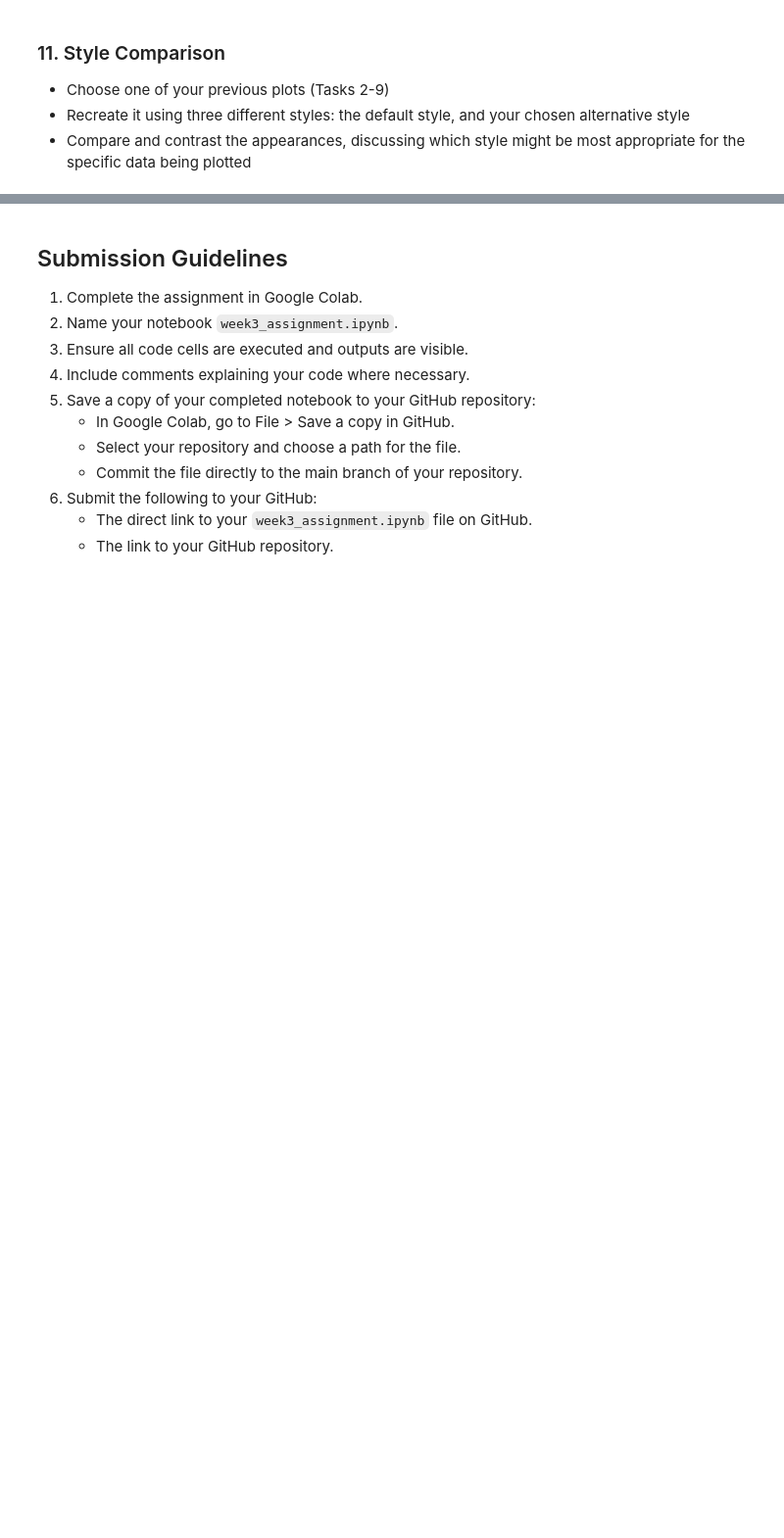
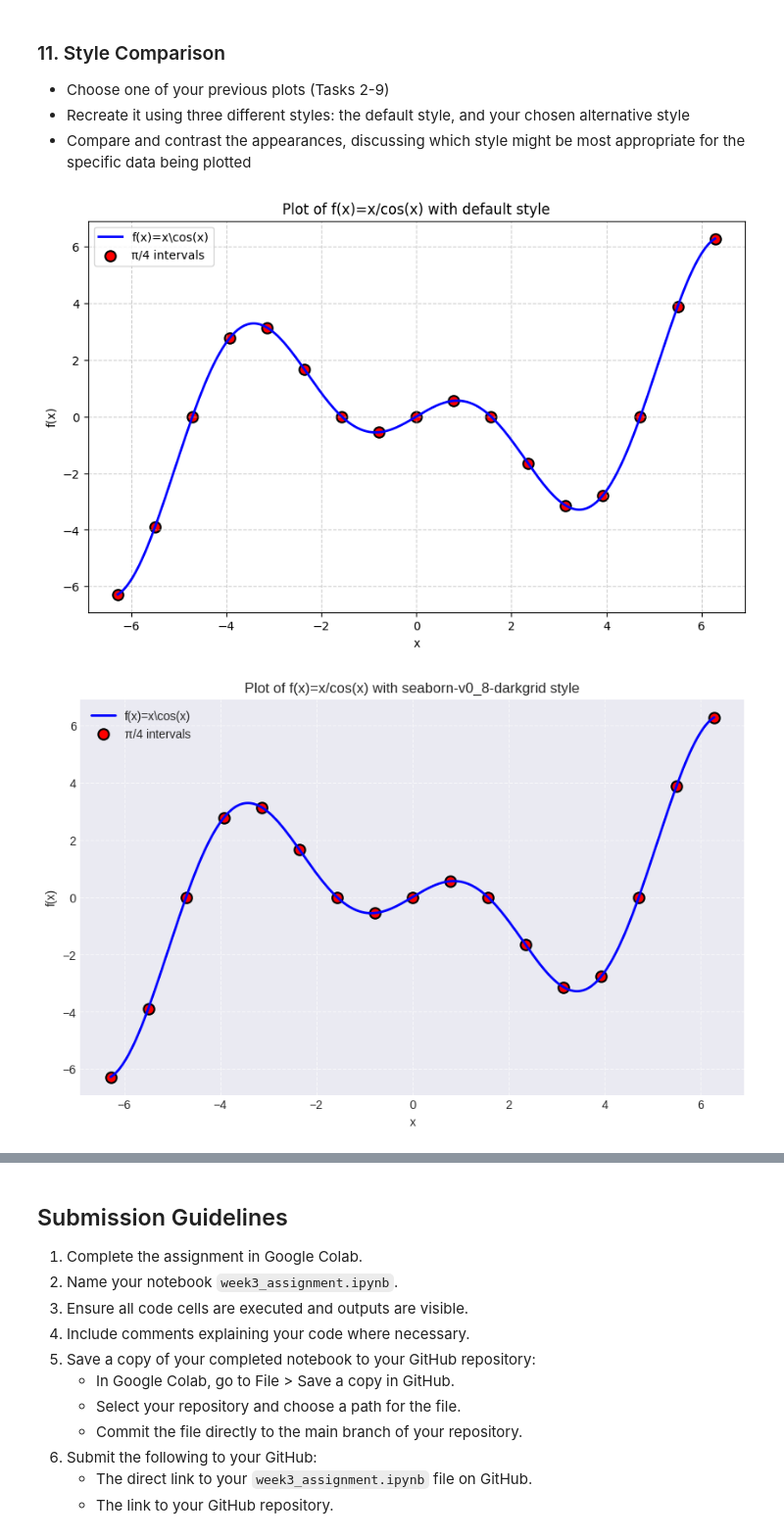
Before and after one commit to sudipto291088/Data110-Fall2025, a Jupyter notebook: Sudipto_Week3_Assignment_fall25.ipynb, the cells around one changed output, grey strips where cells are left out. Shown at 98% size. Drawn from its saved outputs; the diff is of its cells as text; code cells hidden in the pictures; blank space fills up the shorter version.

```diff
--- a/Sudipto_Week3_Assignment_fall25.ipynb
+++ b/Sudipto_Week3_Assignment_fall25.ipynb
@@ -739,0 +738,70 @@ plt.show()
+# %%
+# Your code needs to be here
+
+
+
+
+## Choosing question 9
+##
+## 9.Combined Plot
+##
+##
+##
+##   Plot the function  f(x)=xcos(x)  over the range  [−2π,2π]
+##   Add scatter points for x values at every  π/4  interval
+##   Use different colors and styles for the line and scatter components
+##################################################################################################
+## Recreating the f(x)=xcos(x) plot with scatter points at π/4 intervals using three styles:
+##
+##   Default Matplotlib style
+##
+##   Seaborn-darkgrid (cleaner, softer grid, good for presentations)
+##
+##   ggplot (bold lines, high-contrast colors, more “publication-ready”)
+
+
+
+# Define function
+x = np.linspace(-2*np.pi, 2*np.pi, 400)
+f = x * np.cos(x)
+
+# Scatter points every pi/4
+x_scatter = np.arange(-2*np.pi, 2*np.pi + np.pi/4, np.pi/4)
+f_scatter = x_scatter * np.cos(x_scatter)
+
+# List of styles to compare
+styles = ['default', 'seaborn-v0_8-darkgrid', 'ggplot']
+
+for style in styles:
+    plt.style.use(style)
+    plt.figure(figsize=(10,6))
+
+    # Line plot
+    plt.plot(x, f,
+             color='blue',
+             linestyle='-',
+             linewidth=2,
+             label=r'f(x)=x\cos(x)')
+
+
+
+    # Scatter points
+    plt.scatter(x_scatter, f_scatter,
+                color='red',
+                marker='o',
+                s=80,
+                edgecolor='black',
+                linewidths=1.5,
+                label='π/4 intervals')
+
+    # Labels, title, legend
+    plt.xlabel("x")
+    plt.ylabel("f(x)")
+    plt.title(f"Plot of f(x)=x/cos(x) with {style} style")
+    plt.legend()
+    plt.grid(True, linestyle='--', alpha=0.6)
+
+    plt.show()
+# %% [output]
+[figure, added]
+[figure, added]
```
Also changed, not shown: parts of 2 cells of this notebook.
